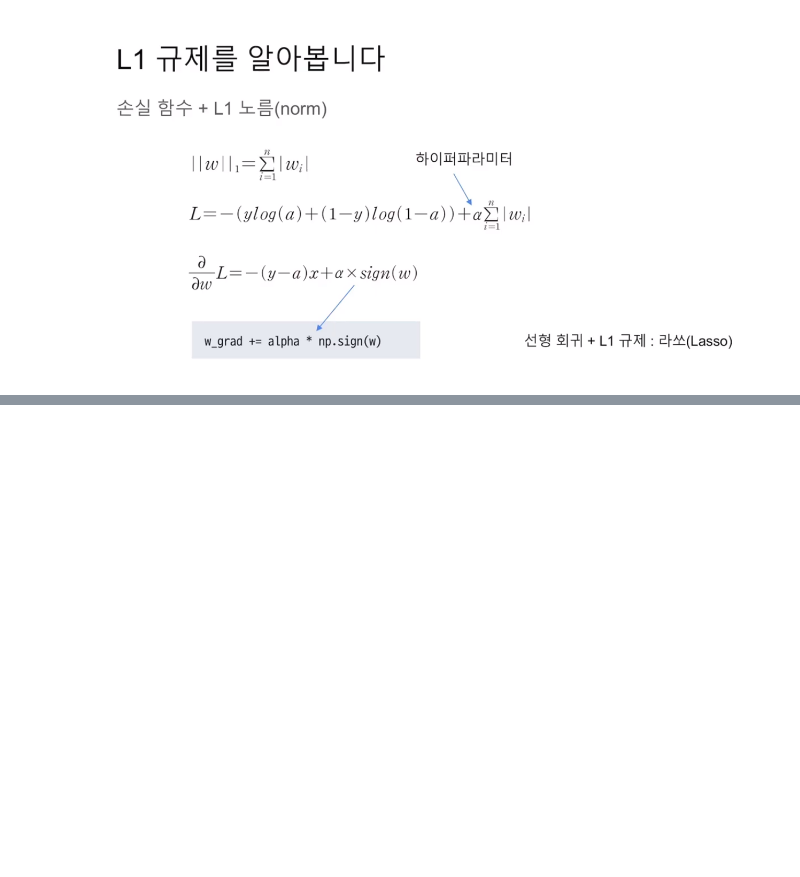
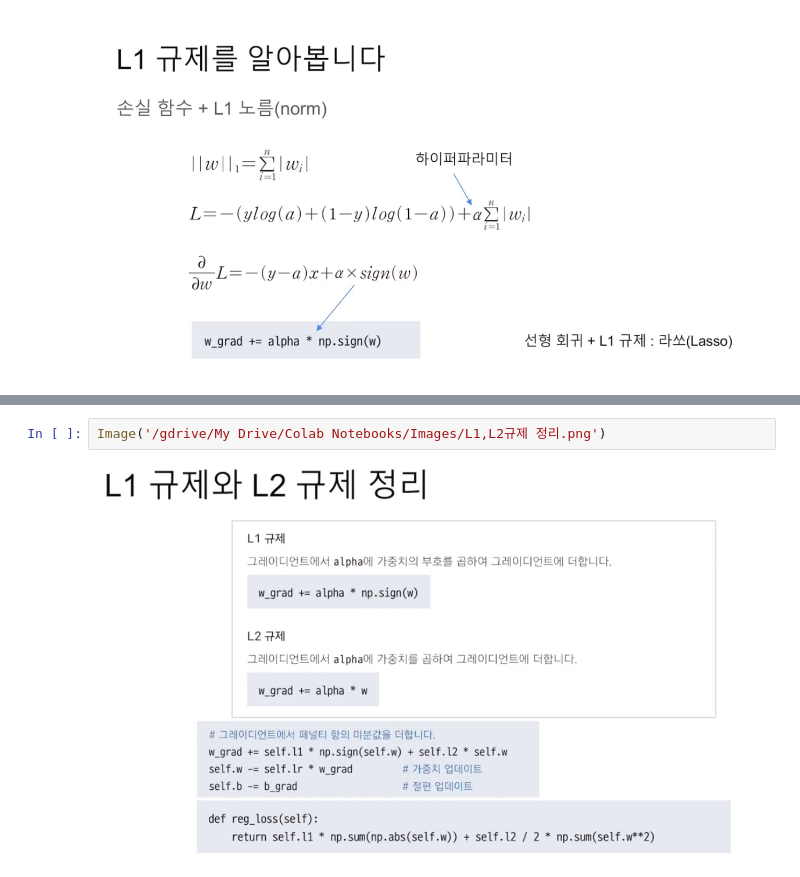
Before and after one commit to nejukmaster/Do-it-ML, a Jupyter notebook: 5장 훈련 최적화.ipynb, the cells around one changed output, grey strips where cells are left out. Drawn from its saved outputs; the diff is of its cells as text; blank space fills up the shorter version.

```diff
--- a/5장 훈련 최적화.ipynb
+++ b/5장 훈련 최적화.ipynb
@@ -289,0 +294,4 @@ Image('/gdrive/My Drive/Colab Notebooks/Images/L1규제.png')
+# %%
+Image('/gdrive/My Drive/Colab Notebooks/Images/L1,L2규제 정리.png')
+# %% [output]
+[figure, added]
```
Also changed, not shown: parts of 6 cells of this notebook.
